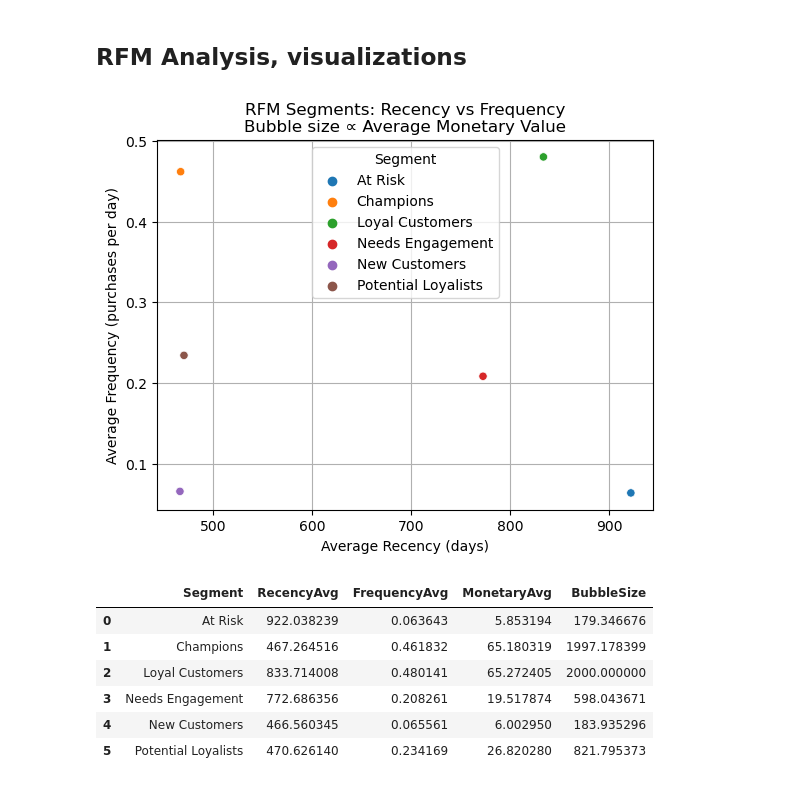
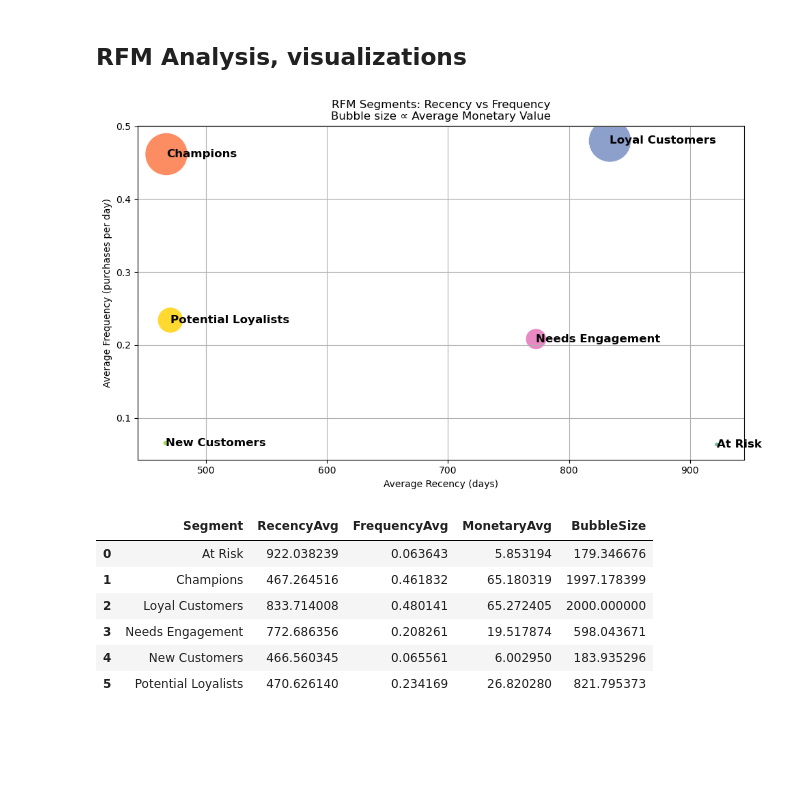
Before and after one commit to elciguapuuu/segmentation-case, a Jupyter notebook: UTF-8MarketingSegmentation.ipynb, the cells around one changed output. Saved outputs shown, nothing was run; the diff lists cells and outputs as text; code cells hidden in the pictures; blank space fills up the shorter version.

Commit message:
Made changes to scatter plot rfm analysis chart

```diff
--- a/UTF-8MarketingSegmentation.ipynb
+++ b/UTF-8MarketingSegmentation.ipynb
@@ -319,45 +319,58 @@ import pandas as pd
 
 # 1. Summarize by segment, including average Monetary
 summary = (
     rfm
       .groupby('Segment')
       .agg(
          RecencyAvg   = ('Recency',   'mean'),
          FrequencyAvg = ('Frequency', 'mean'),
          MonetaryAvg  = ('Monetary',  'mean')
       )
       .reset_index()
 )
 
 # 2. Scale bubble sizes by MonetaryAvg (you can tweak the multiplier)
 max_marker = 2000
 summary['BubbleSize'] = (summary['MonetaryAvg'] / summary['MonetaryAvg'].max()) * max_marker
 
 # 3. Plot Recency vs Frequency, bubble ∝ MonetaryAvg
-
-
+plt.figure(figsize=(10, 6))  # Optional: Set figure size for better readability
 
 sns.scatterplot(
     data=summary,
-    x=summary['RecencyAvg'],
-    y=summary['FrequencyAvg'],
-    hue=summary['Segment']
+    x='RecencyAvg',
+    y='FrequencyAvg',
+    hue='Segment',  # Color bubbles by Segment
+    size='BubbleSize',  # Scale bubble size by MonetaryAvg
+    sizes=(20, 2000),  # Range of bubble sizes (adjust if needed)
+    legend=None,  # Remove bubble size from the legend
+    palette='Set2'  # Optional: Choose a color palette for better visualization
 )
 
-
-
-
-
-
-
+# Add labels for each segment (i.e., their names) near the bubbles
+for i in range(summary.shape[0]):
+    plt.text(
+        summary['RecencyAvg'].iloc[i],
+        summary['FrequencyAvg'].iloc[i],
+        summary['Segment'].iloc[i],
+        fontsize=12,
+        ha='left',
+        va='center',
+        fontweight='bold',
+        color='black'
+    )
 
 plt.xlabel('Average Recency (days)')
 plt.ylabel('Average Frequency (purchases per day)')
 plt.title('RFM Segments: Recency vs Frequency\nBubble size ∝ Average Monetary Value')
+
+# Optional: Customize the legend for coloring
+
 plt.grid(True)
+plt.tight_layout()  # Adjust layout to avoid overlap
 plt.show()
 # %% [output]
-[figure, old version]
+[figure, new version]
 # %%
 summary
 # %% [output]
```
